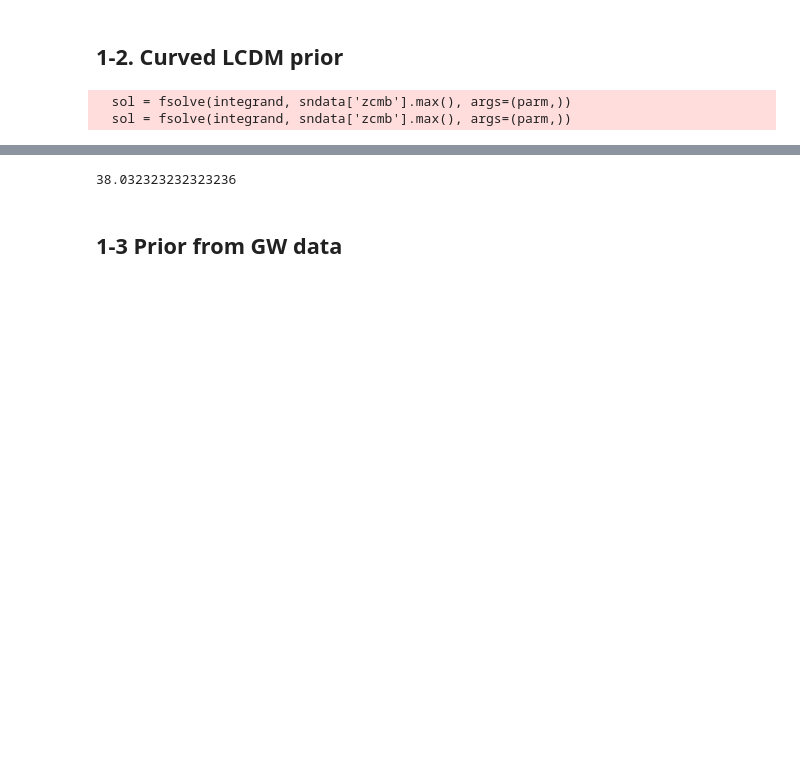
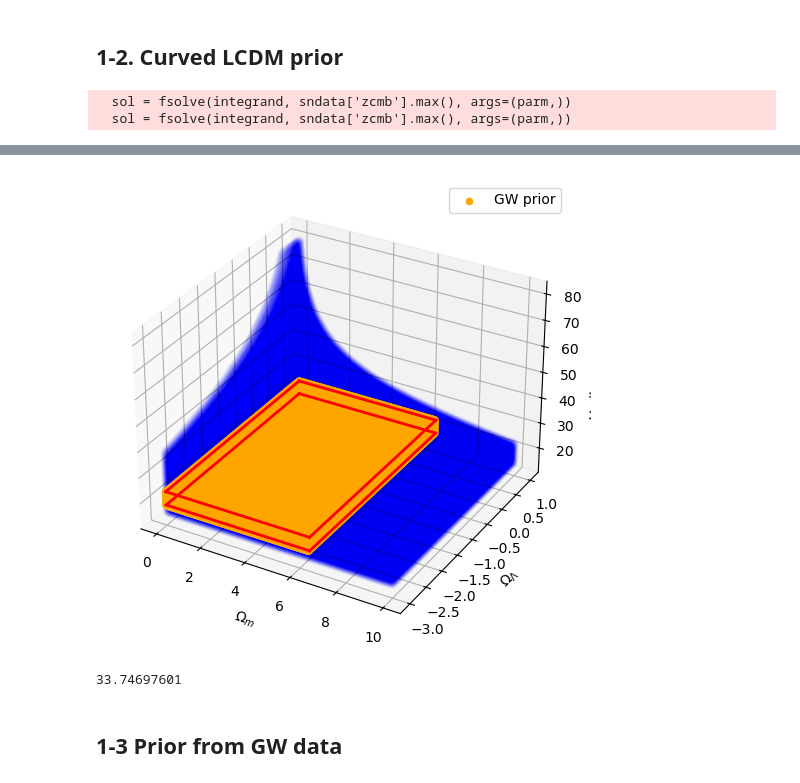
Before and after one commit to john1256/KASI_Ms, a Jupyter notebook: 2025/Field_research/Midterm_proj_prior.ipynb, the cells around one changed output, grey strips where cells are left out. Saved outputs shown, nothing was run; the diff lists cells and outputs as text; code cells hidden in the pictures; blank space fills up the shorter version.

```diff
--- a/2025/Field_research/Midterm_proj_prior.ipynb
+++ b/2025/Field_research/Midterm_proj_prior.ipynb
@@ -181,8 +180,8 @@ age = AgeofUniverse(H,M, L)
 prior_curved[age >= 15] = 1
 np.save('prior_curved.npy', prior_curved)
 # %%
-omegam = np.linspace(0.0, 20., 100)
-omegalamb = np.linspace(-3., 1.1, 70)
-Hubble0 = np.linspace(0.1,80., 100)
+omegam = np.linspace(0.0, 10., 200)
+omegalamb = np.linspace(-3., 1., 100)
+Hubble0 = np.linspace(15.,80., 200)
 H, M, L = np.meshgrid(Hubble0, omegam, omegalamb)
 prior_curved = np.load('prior_curved.npy')
@@ -248,7 +188,45 @@ Prior = 0 < Hubble0 < 38.032323232323236
-# %%
-H[cond3][-1]
-# %% [output]
-38.032323232323236
+# %%
+# ...existing code...
+idx = np.where(prior_curved == 1)
+fig = plt.figure(figsize=(8,6))
+ax = fig.add_subplot(111, projection='3d', computed_zorder=False)
+
+# 파란 점(전체 prior)을 먼저 plot (맨 뒤로)
+blue = ax.scatter(M[idx], L[idx], H[idx], c='b', marker='o', alpha=0.01, zorder=1)
+max_h = 20.52832336 + 1*2.64373053
+min_h = 20.52832336 - 1*2.64373053
+cond11 = np.where((H >=max_h) & (H < max_h + 0.4) & (prior_curved == 1) & (L == -3))
+cond12 = np.where((H >=min_h) & (H < min_h + 0.4) & (prior_curved == 1) & (L == 1))
+x_max = M[cond11][-1]
+
+y_line = [-3,1]
+z_max = H[cond11][-1]
+z_min = H[cond12][-1]
+ax.plot([x_max, x_max], y_line, [z_max, z_max], color='red', lw=2, zorder=3)
+ax.plot([0,x_max], [-3, -3], [z_max, z_max], color='red', lw=2, zorder=3)
+ax.plot([0,0], [-3, 1], [z_max, z_max], color='red', lw=2, zorder=3)
+ax.plot([0,x_max], [1,1], [z_max, z_max], color='red', lw=2, zorder=3)
+
+ax.plot([x_max, x_max], y_line, [z_min, z_min], color='red', lw=2, zorder=3)
+ax.plot([0,x_max], [-3, -3], [z_min, z_min], color='red', lw=2, zorder=3)
+ax.plot([0,0], [-3, 1], [z_min, z_min], color='red', lw=2, zorder=3)
+ax.plot([0,x_max], [1,1], [z_min, z_min], color='red', lw=2, zorder=3)
+
+condgw = np.where((H >= min_h) & (H < max_h + 0.4) & (prior_curved == 1) & (M < x_max))
+ax.scatter(M[condgw], L[condgw], H[condgw], c='orange', marker='o', alpha=1, zorder=2, label='GW prior')
+
+ax.set_xlabel(r'$\Omega_m$')
+ax.set_ylabel(r'$\Omega_\Lambda$')
+ax.set_zlabel(r'$H_0$ (km/s/Mpc)')
+plt.savefig('./Figs/curved_prior.png',bbox_inches = 'tight', dpi=300)
+plt.legend()
+plt.show()
+# %% [output]
+[figure, added]
+# %%
+20.52832336 + 5*2.64373053
+# %% [output]
+33.74697601
 # %% [markdown]
 ## 1-3 Prior from GW data
 # %% [markdown]
```
Also changed, not shown: parts of 11 cells of this notebook, 50 other files.
